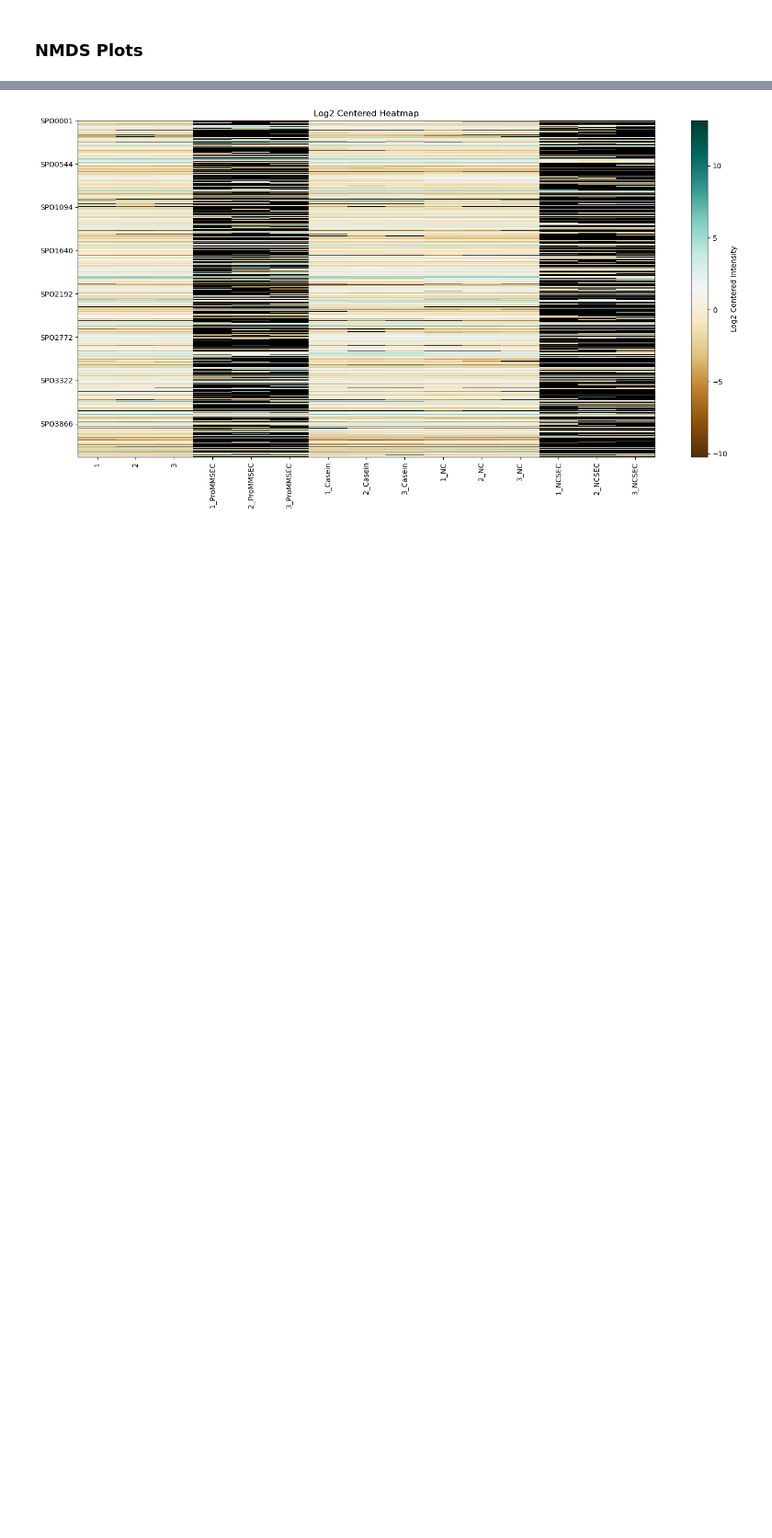
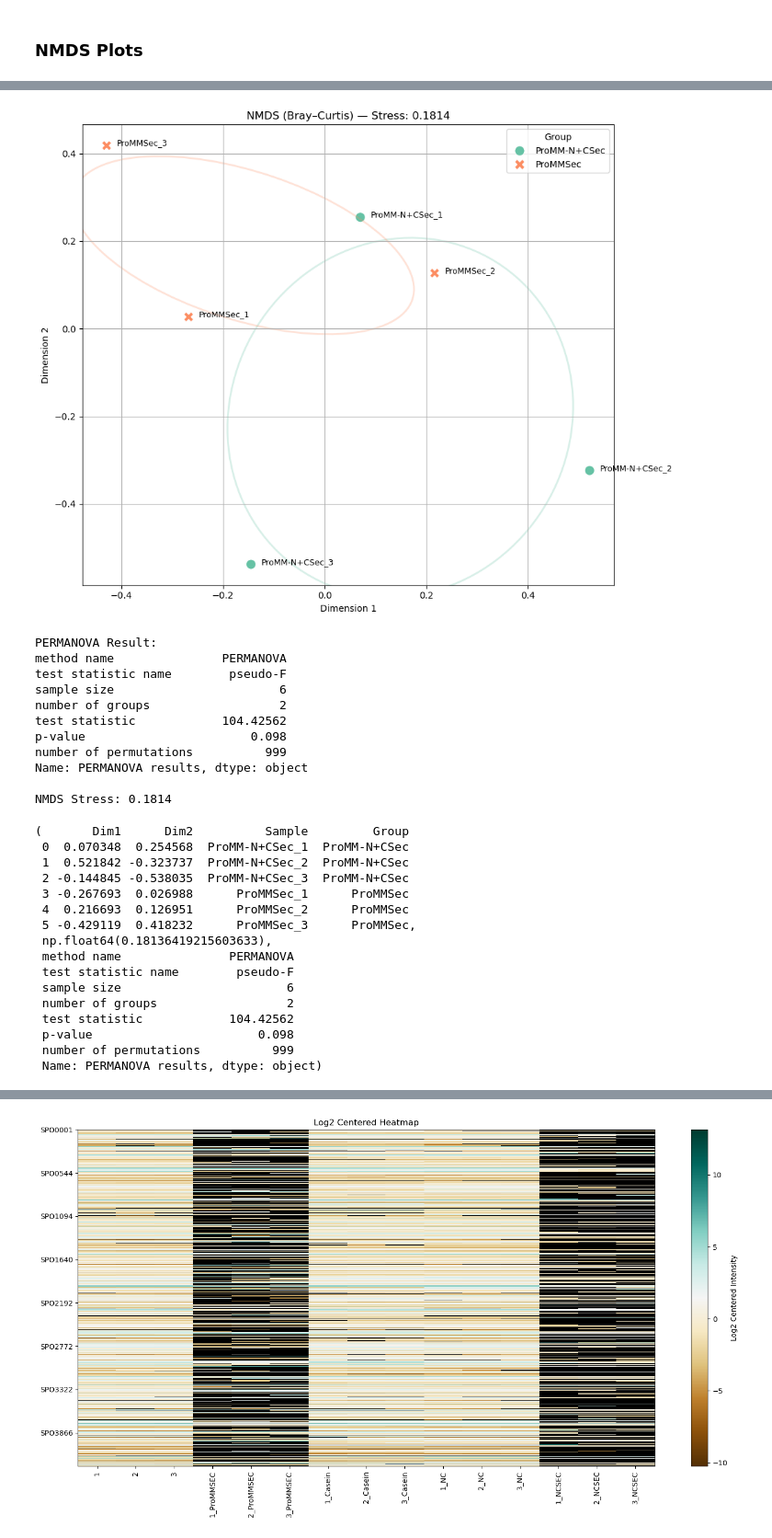
Before and after one commit to Fuchan2004/Rpom_Exoproteome, a Jupyter notebook: scripts/proteome_NMDS_heatmaps.ipynb, the cells around one changed output, grey strips where cells are left out. Shown at 92% size. Cells and saved outputs as stored; diff of their text form; code cells hidden in the pictures; blank space fills up the shorter version.

Commit message:
Updated NMDS part of script!

```diff
--- a/scripts/proteome_NMDS_heatmaps.ipynb
+++ b/scripts/proteome_NMDS_heatmaps.ipynb
@@ -44,17 +44,8 @@ def load_data(folder=''):
     for file in glob.glob(os.path.join(folder, '*_annotated.txt')):
         parts = os.path.basename(file).replace('.txt', '').strip().split('_')
 
-        # Case 1: exactly three elements (e.g., ProMM_ML_Sec)
-        if len(parts) == 3:
-            medium_phase = f"{parts[0]}_{parts[2]}"
-
-        # Case 2: ends with ML_annotated
-        elif len(parts) >= 2 and parts[-2:] == ["ML", "annotated"]:
-            medium_phase = f"{parts[2]}_Intra"
-
-        else:
-            # Default: just join everything from 2 to 5 like before
-            medium_phase = '_'.join(parts[2:5])
+        # Default: just join everything from 2 to 5 like before
+        medium_phase = '_'.join(parts[2:3])
 
         data = pd.read_csv(file, delimiter='\t')
         proteome_dic[medium_phase] = data
@@ -632,0 +272,33 @@ Name: PERMANOVA results, dtype: object
+# %%
+chosen = ["ProMMSec", "ProMM-N+CSec"]
+data_T, labels = data_mod(merged, chosen_suffixes=chosen)
+NMDS(data_T, labels)
+# %% [output]
+[figure, added]
+PERMANOVA Result:
+method name               PERMANOVA
+test statistic name        pseudo-F
+sample size                       6
+number of groups                  2
+test statistic            104.42562
+p-value                       0.098
+number of permutations          999
+Name: PERMANOVA results, dtype: object
+
+NMDS Stress: 0.1814
+(       Dim1      Dim2          Sample         Group
+ 0  0.070348  0.254568  ProMM-N+CSec_1  ProMM-N+CSec
+ 1  0.521842 -0.323737  ProMM-N+CSec_2  ProMM-N+CSec
+ 2 -0.144845 -0.538035  ProMM-N+CSec_3  ProMM-N+CSec
+ 3 -0.267693  0.026988      ProMMSec_1      ProMMSec
+ 4  0.216693  0.126951      ProMMSec_2      ProMMSec
+ 5 -0.429119  0.418232      ProMMSec_3      ProMMSec,
+ np.float64(0.18136419215603633),
+ method name               PERMANOVA
+ test statistic name        pseudo-F
+ sample size                       6
+ number of groups                  2
+ test statistic            104.42562
+ p-value                       0.098
+ number of permutations          999
+ Name: PERMANOVA results, dtype: object)
```
Also changed, not shown: parts of 13 cells of this notebook.
